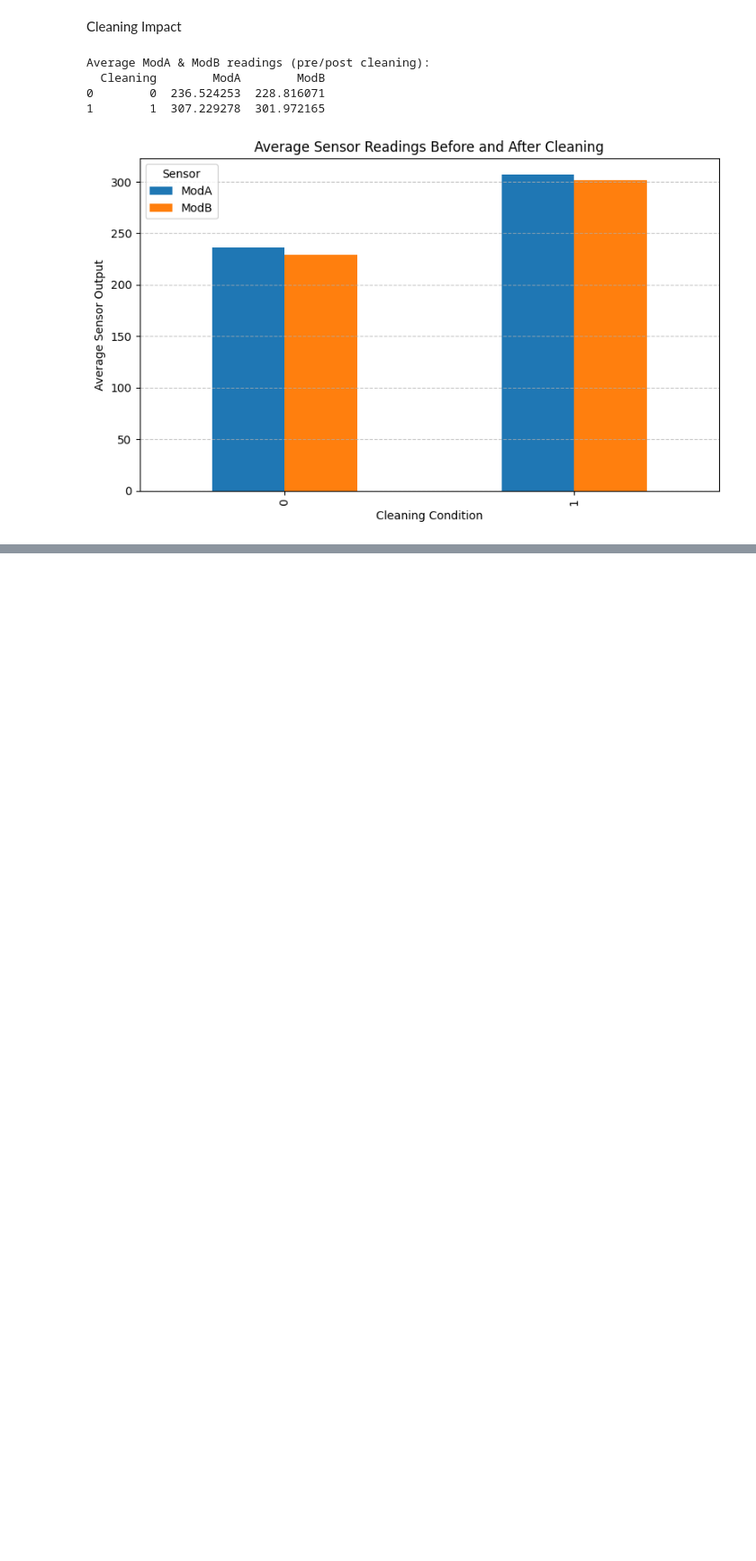
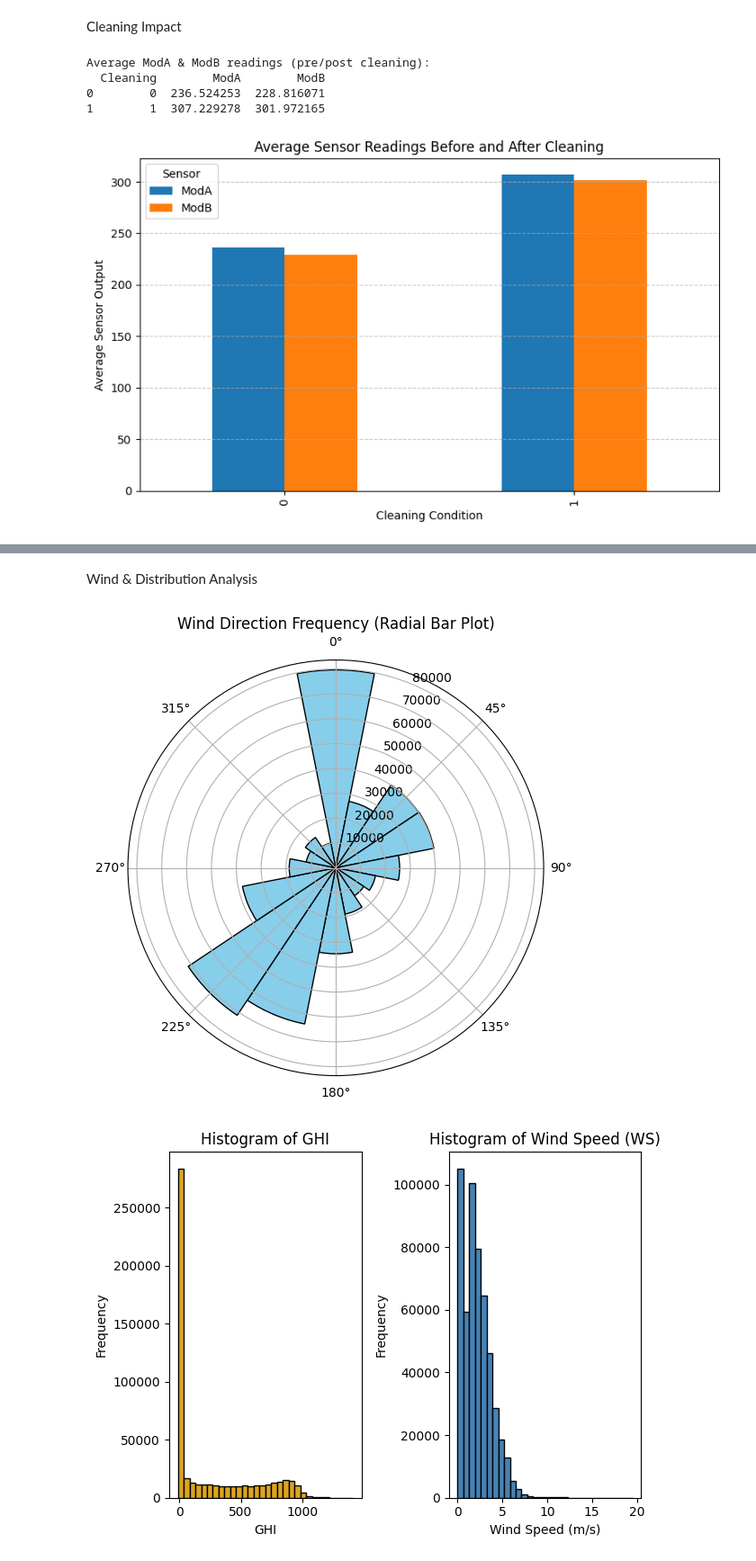
Before and after one commit to Wakgari-Eshetu/solar-challenge-week1, a Jupyter notebook: notebooks/benin_eda.ipynb, the cells around one changed output, grey strips where cells are left out. Shown at 90% size. Cells and saved outputs as stored; diff of their text form; code cells hidden in the pictures; blank space fills up the shorter version.

```diff
--- a/notebooks/benin_eda.ipynb
+++ b/notebooks/benin_eda.ipynb
@@ -444,0 +507,40 @@ Average ModA & ModB readings (pre/post cleaning):
+# %% [markdown]
+Wind & Distribution Analysis
+# %%
+#1. Wind Rose (Radial Bar Plot)
+bins = np.arange(0, 361, 22.5)
+wind_counts, _ = np.histogram(df['WD'], bins=bins)
+
+
+angles = np.deg2rad(bins[:-1])
+width = np.deg2rad(22.5)
+
+
+fig = plt.figure(figsize=(6,6))
+ax = plt.subplot(111, polar=True)
+ax.bar(angles, wind_counts, width=width, bottom=0, color='skyblue', edgecolor='black')
+ax.set_theta_zero_location('N')
+ax.set_theta_direction(-1)
+ax.set_title('Wind Direction Frequency (Radial Bar Plot)')
+plt.show()
+
+#2. Histograms for GHI and WS
+# GHI histogram
+plt.subplot(1,2,1)
+plt.hist(df['GHI'].dropna(), bins=30, color='goldenrod', edgecolor='black')
+plt.title('Histogram of GHI')
+plt.xlabel('GHI')
+plt.ylabel('Frequency')
+
+# WS histogram
+plt.subplot(1,2,2)
+plt.hist(df['WS'].dropna(), bins=30, color='steelblue', edgecolor='black')
+plt.title('Histogram of Wind Speed (WS)')
+plt.xlabel('Wind Speed (m/s)')
+plt.ylabel('Frequency')
+
+plt.tight_layout()
+plt.show()
+# %% [output]
+[figure, added]
+[figure, added]
```
Also changed, not shown: parts of 5 cells of this notebook.
